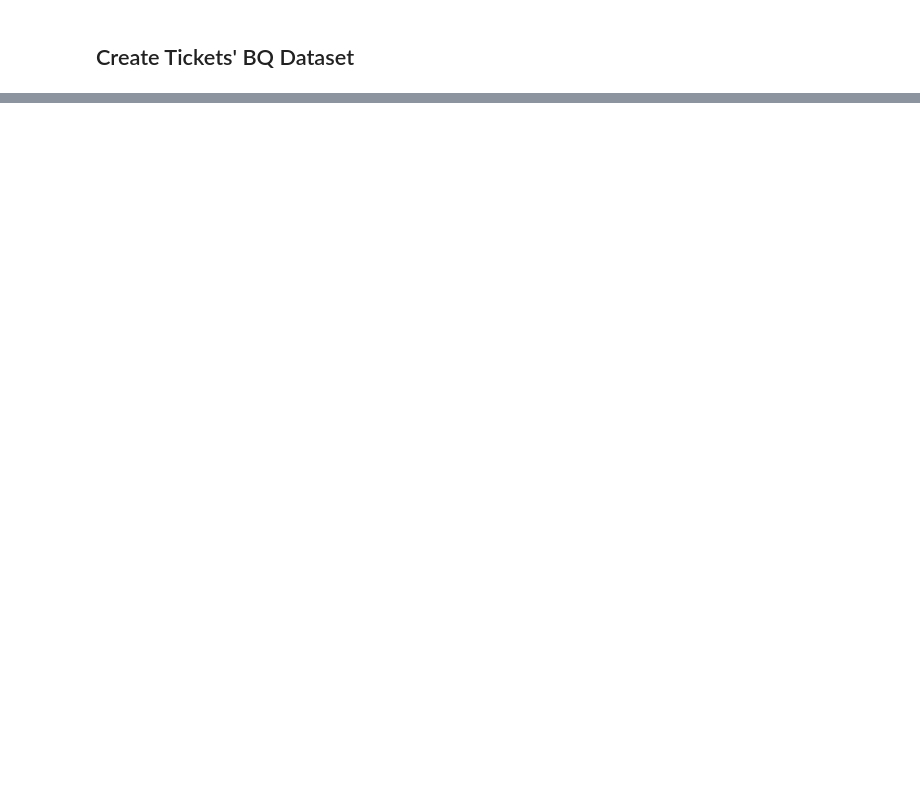
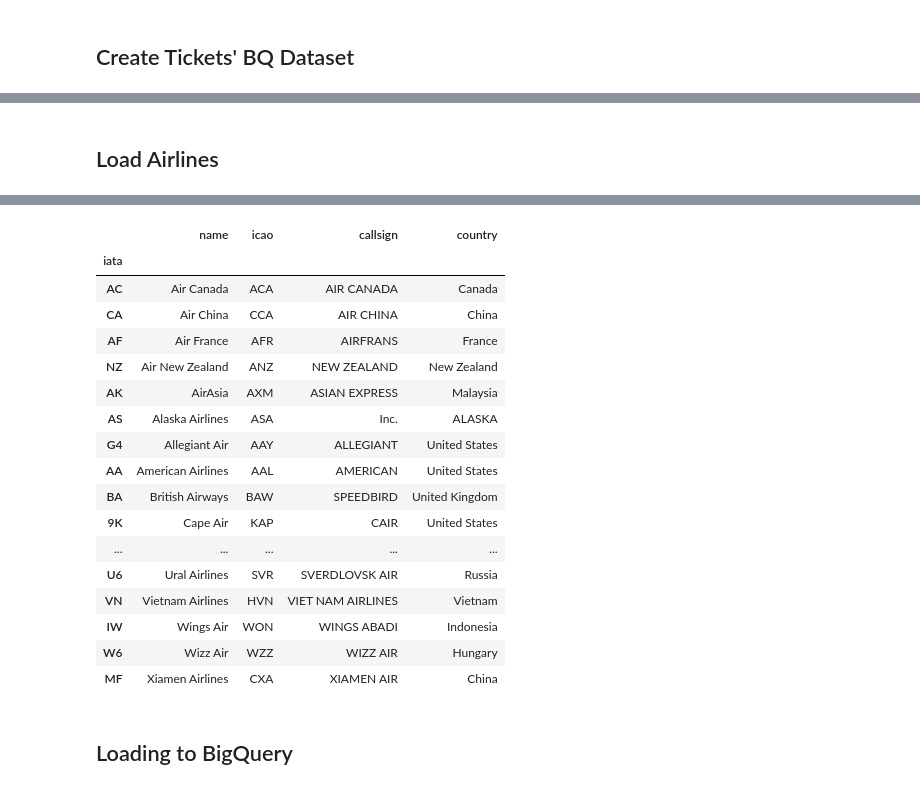
Before and after one commit to ChloeL6/data-modeling, a Jupyter notebook: main.ipynb, the cells around one changed output, grey strips where cells are left out. Cells and saved outputs as stored; diff of their text form; code cells hidden in the pictures; blank space fills up the shorter version.

Commit message:
Load airlines dim to BigQuery

```diff
--- a/main.ipynb
+++ b/main.ipynb
@@ -141,3 +141,26 @@ display(tickets_df.head(n=10))
 | 8 | 614-960971-2686 | EF4BHJ | 2022-03-23 | 486.40 | 24J | active | Juneyao Airlines | HO | ... |
 | 9 | 481-321233-0702 | FVM9EE | 2022-03-23 | 855.93 | 16A | active | Royal Air Maroc | AT | ... |
 10 rows × 40 columns
+# %% [markdown]
+## Load Airlines
+# %%
+# start from the tickets
+df = tickets_df
+
+logger.debug(f"getting uniques products...")
+
+# set of unique columns to return
+cols = ['airline.name', 'airline.iata', 'airline.icao', 'airline.callsign', 'airline.country']
+
+# group by unique columns and only select them
+df = df.groupby(cols).all()
+df = df.reset_index().loc[:, cols]
+
+# rename columns
+df = df.rename(columns={'airline.name': 'name', 'airline.iata': 'iata', 'airline.icao': 'icao', 'airline.callsign': 'callsign', 'airline.country': 'country'})
+# set index by iata
+df = df.set_index(keys='iata')
+
+logger.info(f"airlines dim - found {len(df.index)} rows")
+display(df)
+# %% [output]
@@ -143,0 +169,20 @@ display(tickets_df.head(n=10))
+|  | name | icao | callsign | country |
+| iata |  |  |  |  |
+| AC | Air Canada | ACA | AIR CANADA | Canada |
+| CA | Air China | CCA | AIR CHINA | China |
+| AF | Air France | AFR | AIRFRANS | France |
+| NZ | Air New Zealand | ANZ | NEW ZEALAND | New Zealand |
+| AK | AirAsia | AXM | ASIAN EXPRESS | Malaysia |
+| AS | Alaska Airlines | ASA | Inc. | ALASKA |
+| G4 | Allegiant Air | AAY | ALLEGIANT | United States |
+| AA | American Airlines | AAL | AMERICAN | United States |
+| BA | British Airways | BAW | SPEEDBIRD | United Kingdom |
+| 9K | Cape Air | KAP | CAIR | United States |
+| ... | ... | ... | ... | ... |
+| U6 | Ural Airlines | SVR | SVERDLOVSK AIR | Russia |
+| VN | Vietnam Airlines | HVN | VIET NAM AIRLINES | Vietnam |
+| IW | Wings Air | WON | WINGS ABADI | Indonesia |
+| W6 | Wizz Air | WZZ | WIZZ AIR | Hungary |
+| MF | Xiamen Airlines | CXA | XIAMEN AIR | China |
+# %% [markdown]
+## Loading to BigQuery
```
Also changed, not shown: parts of 8 cells of this notebook.
